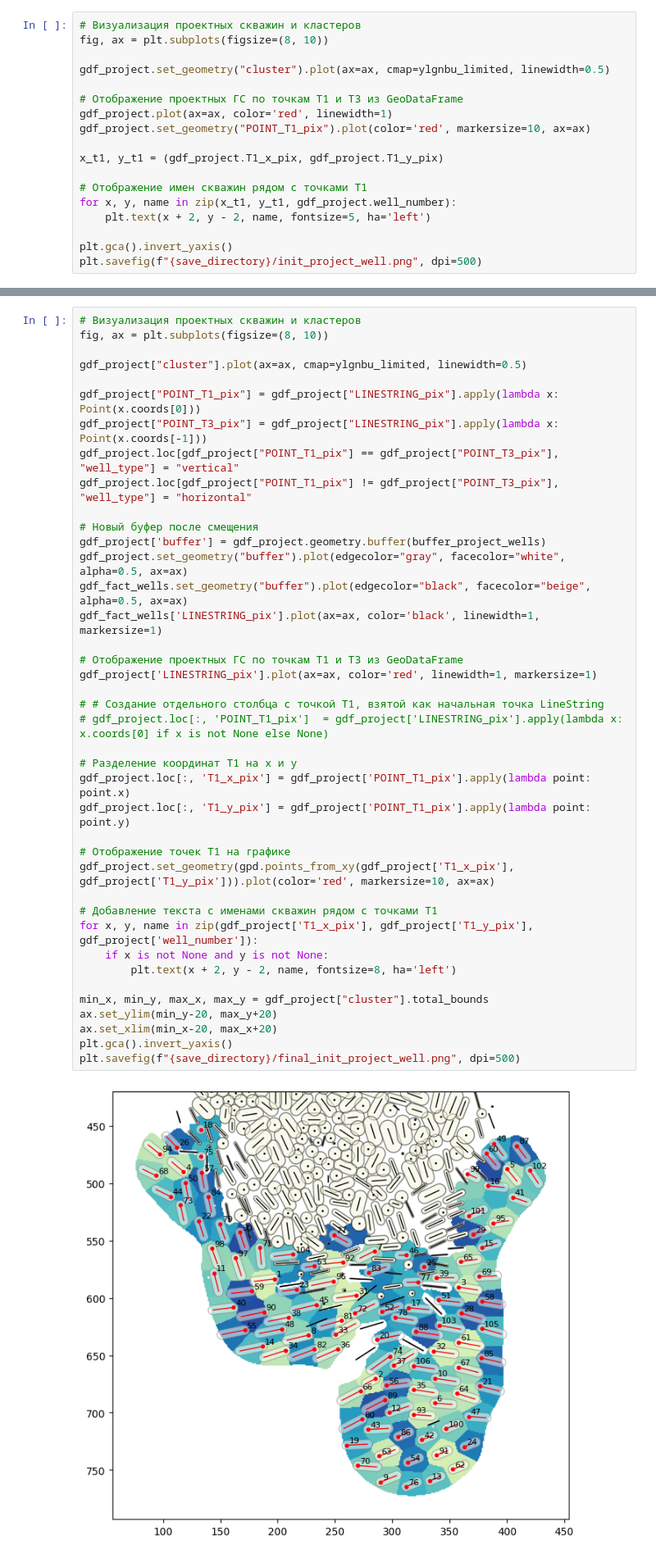
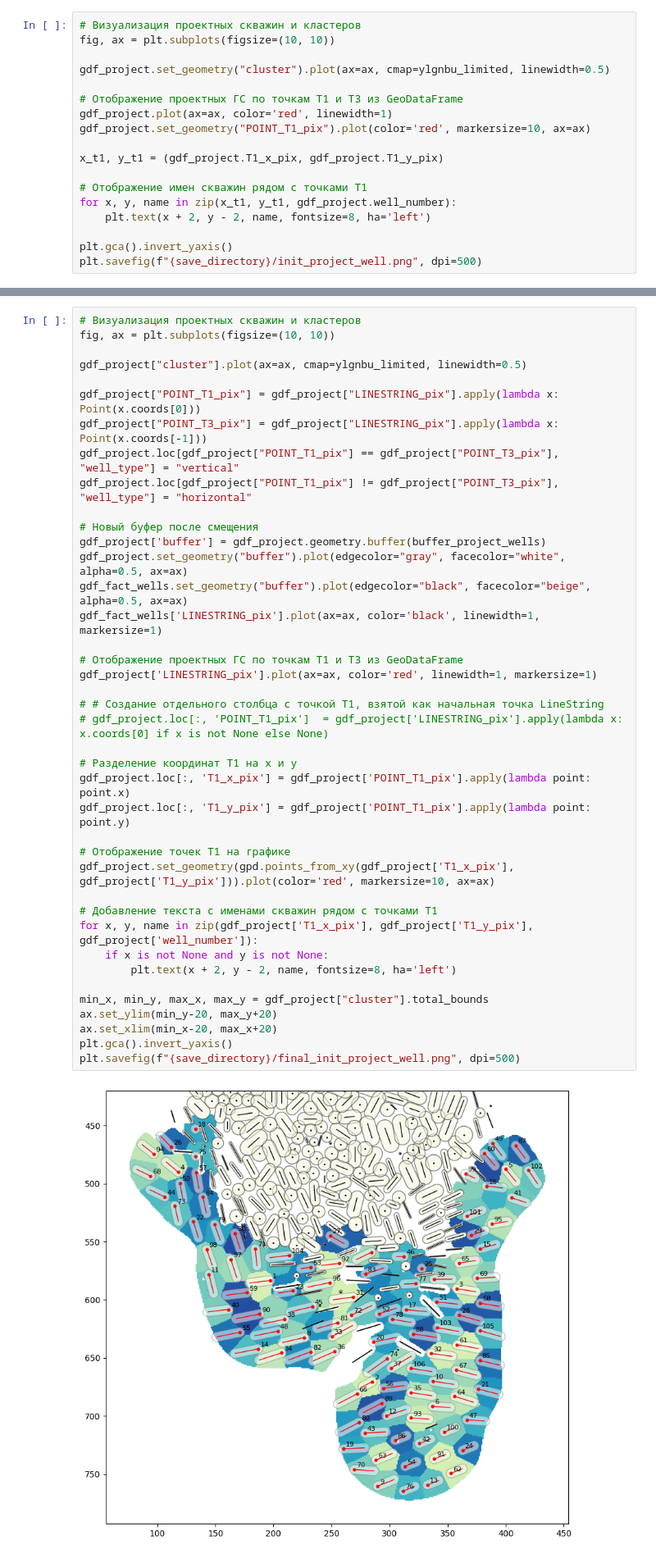
Before and after one commit to Alina-Murzakova/Init_project_wells, a Jupyter notebook: init_project_wells_position.ipynb, the cells around one changed output, grey strips where cells are left out. Shown at 82% size. Drawn from its saved outputs; the diff is of its cells as text.

```diff
--- a/init_project_wells_position.ipynb
+++ b/init_project_wells_position.ipynb
@@ -399,7 +399,7 @@ gdf_project['T3_x_pix'] = gdf_project['POINT_T3_pix'].apply(lambda point: point.
 gdf_project['T3_y_pix'] = gdf_project['POINT_T3_pix'].apply(lambda point: point.y)
 # %%
 # Визуализация проектных скважин и кластеров
-fig, ax = plt.subplots(figsize=(8, 10))
+fig, ax = plt.subplots(figsize=(10, 10))
 
 gdf_project.set_geometry("cluster").plot(ax=ax, cmap=ylgnbu_limited, linewidth=0.5)
 
@@ -411,7 +411,7 @@ x_t1, y_t1 = (gdf_project.T1_x_pix, gdf_project.T1_y_pix)
 
 # Отображение имен скважин рядом с точками T1
 for x, y, name in zip(x_t1, y_t1, gdf_project.well_number):
-    plt.text(x + 2, y - 2, name, fontsize=5, ha='left')
+    plt.text(x + 2, y - 2, name, fontsize=8, ha='left')
 
 plt.gca().invert_yaxis()
 plt.savefig(f"{save_directory}/init_project_well.png", dpi=500)
@@ -687,7 +687,7 @@ if not intersecting_proj_wells.empty:
     gdf_project = gdf_project[gdf_project['well_marker'] != 'удалить']
 # %%
 # Визуализация проектных скважин и кластеров
-fig, ax = plt.subplots(figsize=(8, 10))
+fig, ax = plt.subplots(figsize=(10, 10))
 
 gdf_project["cluster"].plot(ax=ax, cmap=ylgnbu_limited, linewidth=0.5)
 
@@ -699,31 +699,31 @@ gdf_project.loc[gdf_project["POINT_T1_pix"] != gdf_project["POINT_T3_pix"], "wel
 # Новый буфер после смещения
 gdf_project['buffer'] = gdf_project.geometry.buffer(buffer_project_wells)
 gdf_project.set_geometry("buffer").plot(edgecolor="gray", facecolor="white", alpha=0.5, ax=ax)
 gdf_fact_wells.set_geometry("buffer").plot(edgecolor="black", facecolor="beige", alpha=0.5, ax=ax)
 gdf_fact_wells['LINESTRING_pix'].plot(ax=ax, color='black', linewidth=1, markersize=1)
 
 # Отображение проектных ГС по точкам T1 и T3 из GeoDataFrame
 gdf_project['LINESTRING_pix'].plot(ax=ax, color='red', linewidth=1, markersize=1)
 
 # # Создание отдельного столбца с точкой T1, взятой как начальная точка LineString
 # gdf_project.loc[:, 'POINT_T1_pix']  = gdf_project['LINESTRING_pix'].apply(lambda x: x.coords[0] if x is not None else None)
 
 # Разделение координат T1 на x и y
 gdf_project.loc[:, 'T1_x_pix'] = gdf_project['POINT_T1_pix'].apply(lambda point: point.x)
 gdf_project.loc[:, 'T1_y_pix'] = gdf_project['POINT_T1_pix'].apply(lambda point: point.y)
 
 # Отображение точек T1 на графике
 gdf_project.set_geometry(gpd.points_from_xy(gdf_project['T1_x_pix'], gdf_project['T1_y_pix'])).plot(color='red', markersize=10, ax=ax)
 
 # Добавление текста с именами скважин рядом с точками T1
 for x, y, name in zip(gdf_project['T1_x_pix'], gdf_project['T1_y_pix'], gdf_project['well_number']):
     if x is not None and y is not None:
         plt.text(x + 2, y - 2, name, fontsize=8, ha='left')
 
 min_x, min_y, max_x, max_y = gdf_project["cluster"].total_bounds
 ax.set_ylim(min_y-20, max_y+20)
 ax.set_xlim(min_x-20, max_x+20)
 plt.gca().invert_yaxis()
 plt.savefig(f"{save_directory}/final_init_project_well.png", dpi=500)
 # %% [output]
-[figure, old version]
+[figure, new version]
```
Also changed, not shown: parts of 3 cells of this notebook, 6 other files.
